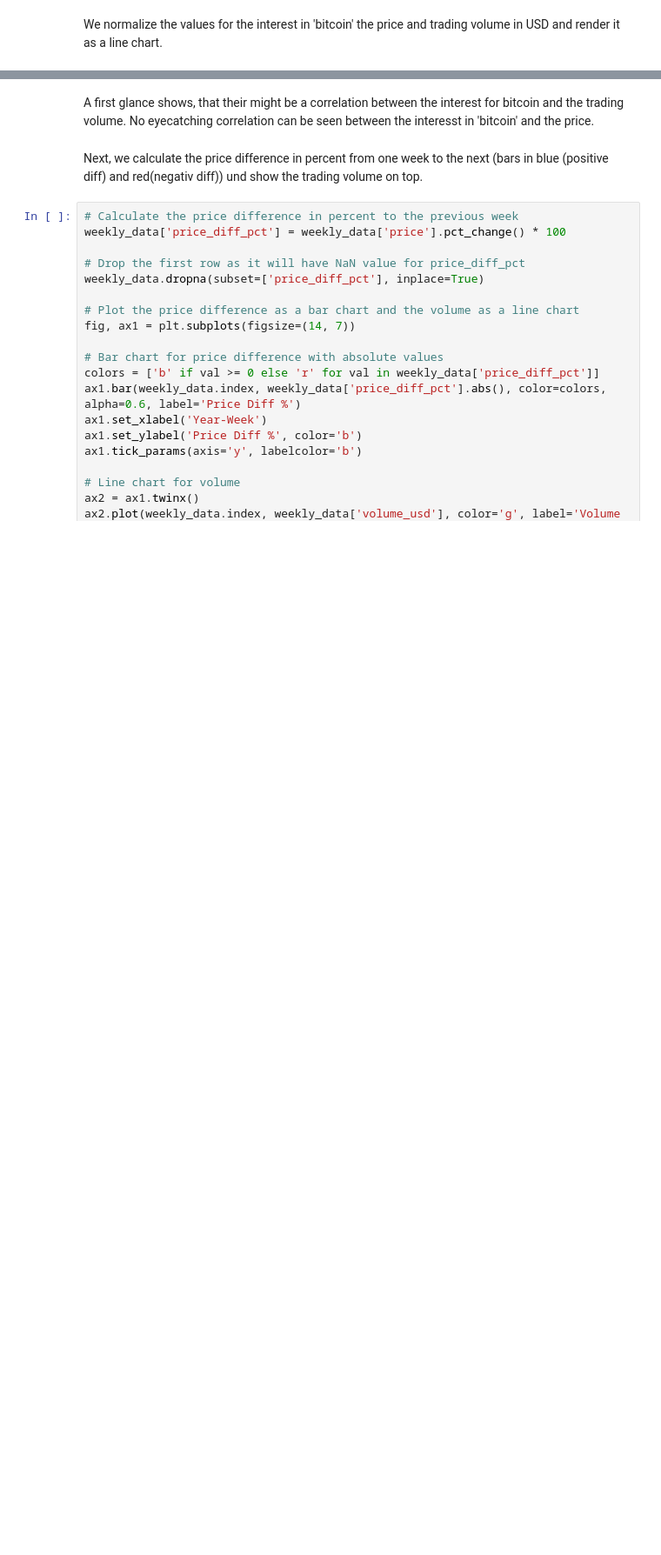
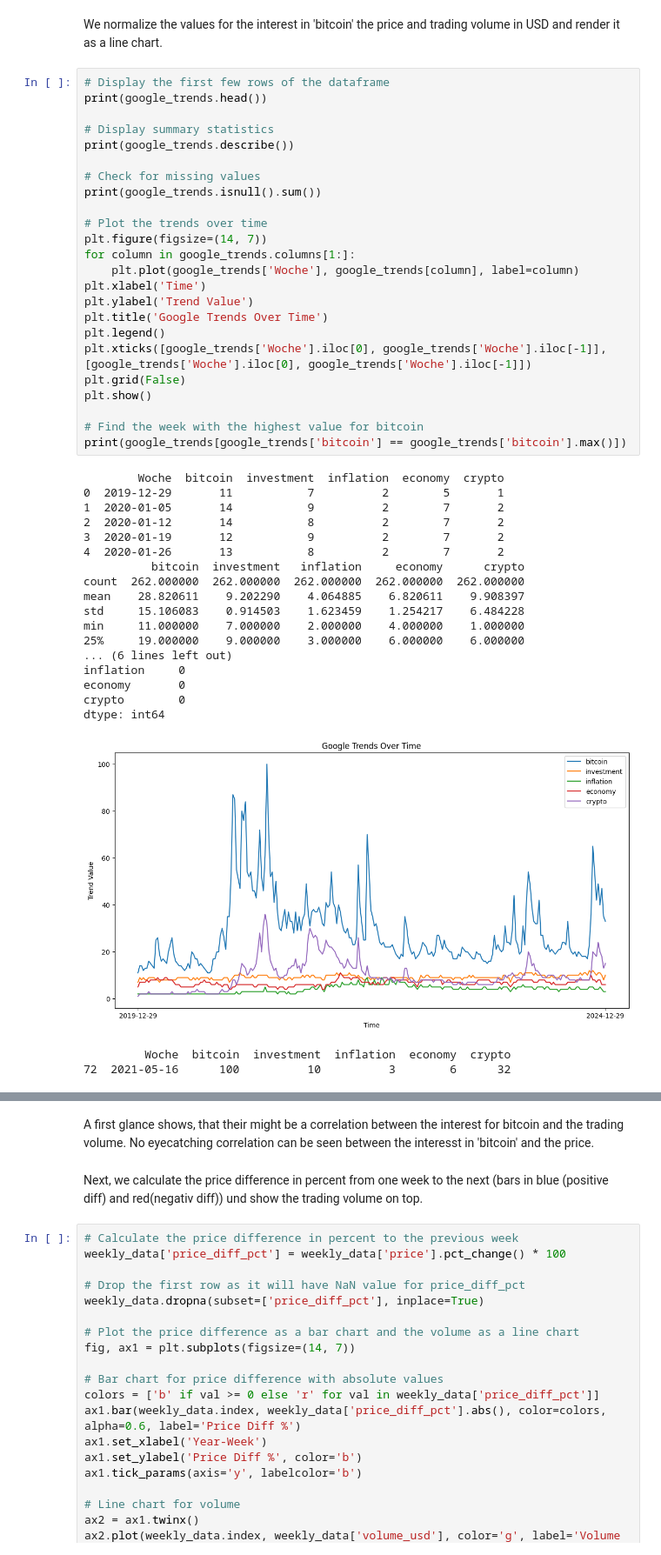
Before and after one commit to michael-zeller/udacity_cd1971, a Jupyter notebook: fomo_btc.ipynb, the cells around one changed output, grey strips where cells are left out. Shown at 87% size. Drawn from its saved outputs; the diff is of its cells as text; blank space fills up the shorter version.

```diff
--- a/fomo_btc.ipynb
+++ b/fomo_btc.ipynb
@@ -74,2 +131,47 @@ weekly_data.set_index('year_week', inplace=True)
 # %% [markdown]
 We normalize the values for the interest in 'bitcoin' the price and trading volume in USD and render it as a line chart.
+# %%
+# Display the first few rows of the dataframe
+print(google_trends.head())
+
+# Display summary statistics
+print(google_trends.describe())
+
+# Check for missing values
+print(google_trends.isnull().sum())
+
+# Plot the trends over time
+plt.figure(figsize=(14, 7))
+for column in google_trends.columns[1:]:
+    plt.plot(google_trends['Woche'], google_trends[column], label=column)
+plt.xlabel('Time')
+plt.ylabel('Trend Value')
+plt.title('Google Trends Over Time')
+plt.legend()
+plt.xticks([google_trends['Woche'].iloc[0], google_trends['Woche'].iloc[-1]], [google_trends['Woche'].iloc[0], google_trends['Woche'].iloc[-1]])
+plt.grid(False)
+plt.show()
+
+# Find the week with the highest value for bitcoin
+print(google_trends[google_trends['bitcoin'] == google_trends['bitcoin'].max()])
+# %% [output]
+        Woche  bitcoin  investment  inflation  economy  crypto
+0  2019-12-29       11           7          2        5       1
+1  2020-01-05       14           9          2        7       2
+2  2020-01-12       14           8          2        7       2
+3  2020-01-19       12           9          2        7       2
+4  2020-01-26       13           8          2        7       2
+          bitcoin  investment   inflation     economy      crypto
+count  262.000000  262.000000  262.000000  262.000000  262.000000
+mean    28.820611    9.202290    4.064885    6.820611    9.908397
+std     15.106083    0.914503    1.623459    1.254217    6.484228
+min     11.000000    7.000000    2.000000    4.000000    1.000000
+25%     19.000000    9.000000    3.000000    6.000000    6.000000
+... (6 lines left out)
+inflation     0
+economy       0
+crypto        0
+dtype: int64
+[figure, added]
+         Woche  bitcoin  investment  inflation  economy  crypto
+72  2021-05-16      100          10          3        6      32
```
Also changed, not shown: parts of 18 cells of this notebook, 2 other files.
